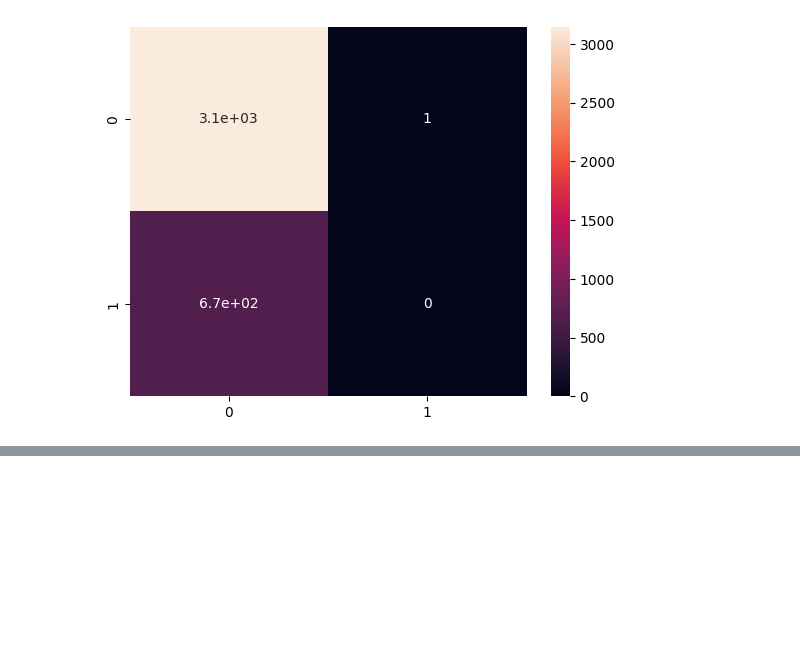
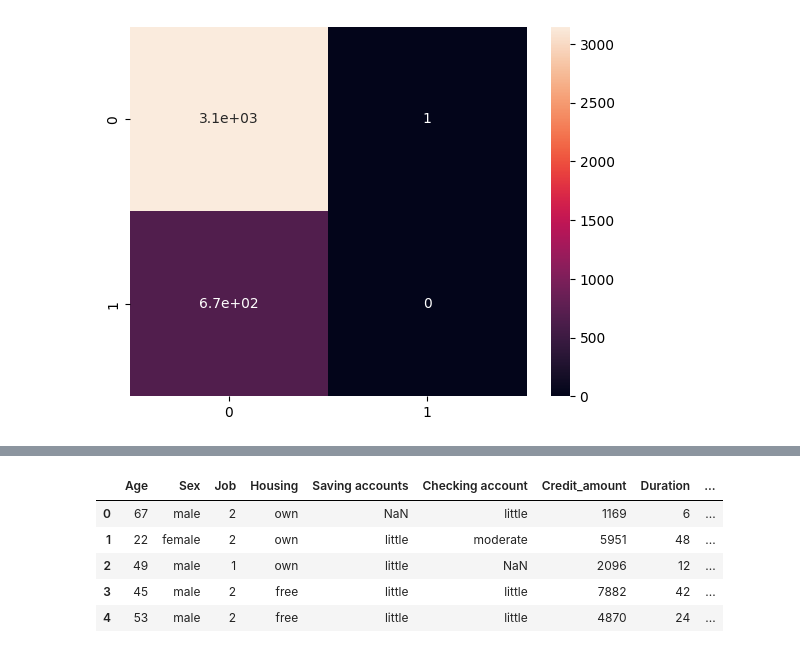
Before and after one commit to shila121/projects, a Jupyter notebook: creditRisk_3.ipynb, the cells around one changed output, grey strips where cells are left out. Cells and saved outputs as stored; diff of their text form; code cells hidden in the pictures; blank space fills up the shorter version.

```diff
--- a/creditRisk_3.ipynb
+++ b/creditRisk_3.ipynb
@@ -261,0 +516,20 @@ plt.show()
+# %%
+# Ok we have to create for each group risky and non-risky loans.
+df['Age_Group'] = np.nan
+
+lst = [df]
+
+for col in lst:
+    col.loc[(col['Age'] > 18) & (col['Age'] <= 29), 'Age_Group'] = 'Young'
+    col.loc[(col['Age'] > 29) & (col['Age'] <= 40), 'Age_Group'] = 'Young Adults'
+    col.loc[(col['Age'] > 40) & (col['Age'] <= 55), 'Age_Group'] = 'Senior'
+    col.loc[col['Age'] > 55, 'Age_Group'] = 'Elder'
+
+df.head()
+# %% [output]
+|  | Age | Sex | Job | Housing | Saving accounts | Checking account | Credit_amount | Duration | ... |
+| 0 | 67 | male | 2 | own | NaN | little | 1169 | 6 | ... |
+| 1 | 22 | female | 2 | own | little | moderate | 5951 | 48 | ... |
+| 2 | 49 | male | 1 | own | little | NaN | 2096 | 12 | ... |
+| 3 | 45 | male | 2 | free | little | little | 7882 | 42 | ... |
+| 4 | 53 | male | 2 | free | little | little | 4870 | 24 | ... |
```
Also changed, not shown: parts of 43 cells of this notebook.
